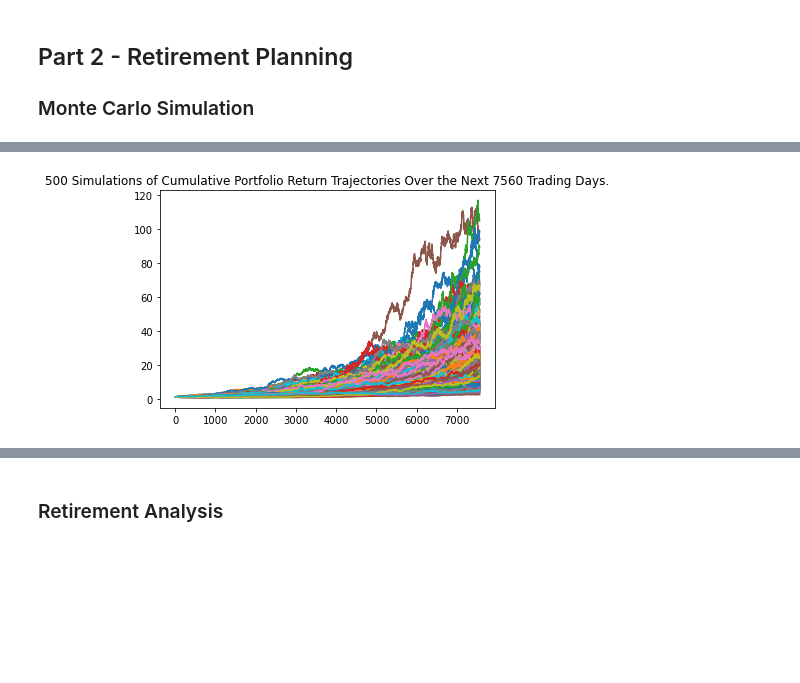
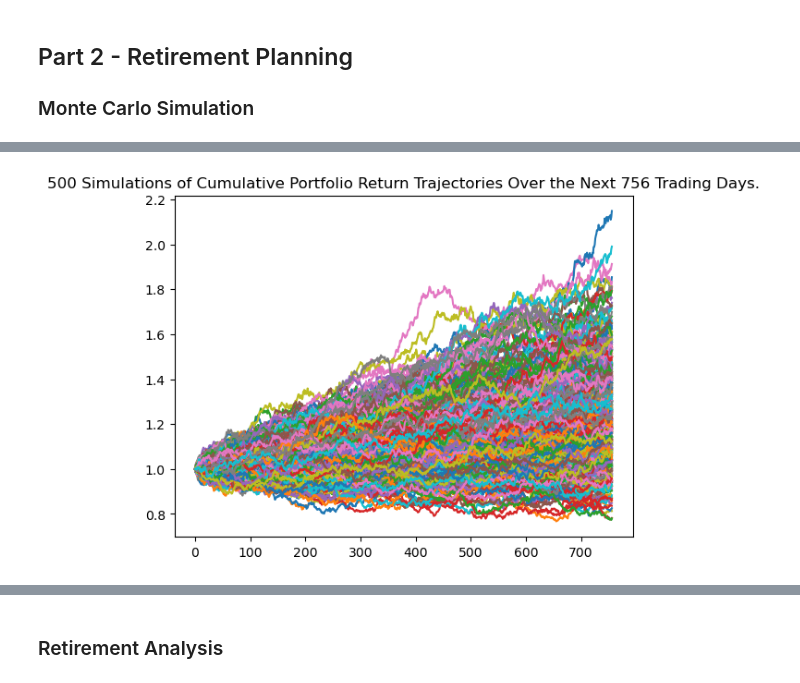
Before and after one commit to KPass1000/module-5, a Jupyter notebook: financial-planner.ipynb, the cells around one changed output, grey strips where cells are left out. Saved outputs shown, nothing was run; the diff lists cells and outputs as text; code cells hidden in the pictures; blank space fills up the shorter version.

```diff
--- a/financial-planner.ipynb
+++ b/financial-planner.ipynb
@@ -218,16 +220,22 @@ start_date = pd.Timestamp('2016-05-01', tz='America/New_York').isoformat()
 end_date = pd.Timestamp('2021-05-01', tz='America/New_York').isoformat()
 # %%
 # Get 5 years' worth of historical data for SPY and AGG
-# YOUR CODE HERE!
+df_portfolio_year = alpaca.get_bars(
+    tickers,
+    timeframe,
+    start = start_date,
+    end = end_date
+).df
 
 # Reorganize the DataFrame
 # Separate ticker data
-# YOUR CODE HERE!
+SPY = df_portfolio_year[df_portfolio_year['symbol']=='SPY'].drop('symbol', axis=1)
+AGG = df_portfolio_year[df_portfolio_year['symbol']=='AGG'].drop('symbol', axis=1)
 
 
 # Concatenate the ticker DataFrames
-# YOUR CODE HERE!
+df_portfolio_year = pd.concat([SPY, AGG],axis=1, keys=['SPY','AGG'])
+# Display sample data
 
-# Display sample data
-df_stock_data.head()
+df_portfolio_year
 # %% [output]
@@ -242,5 +257,10 @@ df_stock_data.head()
 # %%
 # Configuring a Monte Carlo simulation to forecast 30 years cumulative returns
-# YOUR CODE HERE!
+num_sims = 500
+MC_30 = MCSimulation(
+    portfolio_data = df_portfolio_year,
+    num_simulation = num_sims,
+    num_trading_days = 252*3
+)
 # %%
 # Printing the simulation input data
@@ -291,7 +302,7 @@ Running Monte Carlo simulation number 490.
 # %%
 # Plot simulation outcomes
-# YOUR CODE HERE!
+line_plot = MC_30.plot_simulation()
 # %% [output]
-[figure, old version]
+[figure, new version]
 # %%
 # Plot probability distribution and confidence intervals
```
Also changed, not shown: parts of 9 cells of this notebook.
